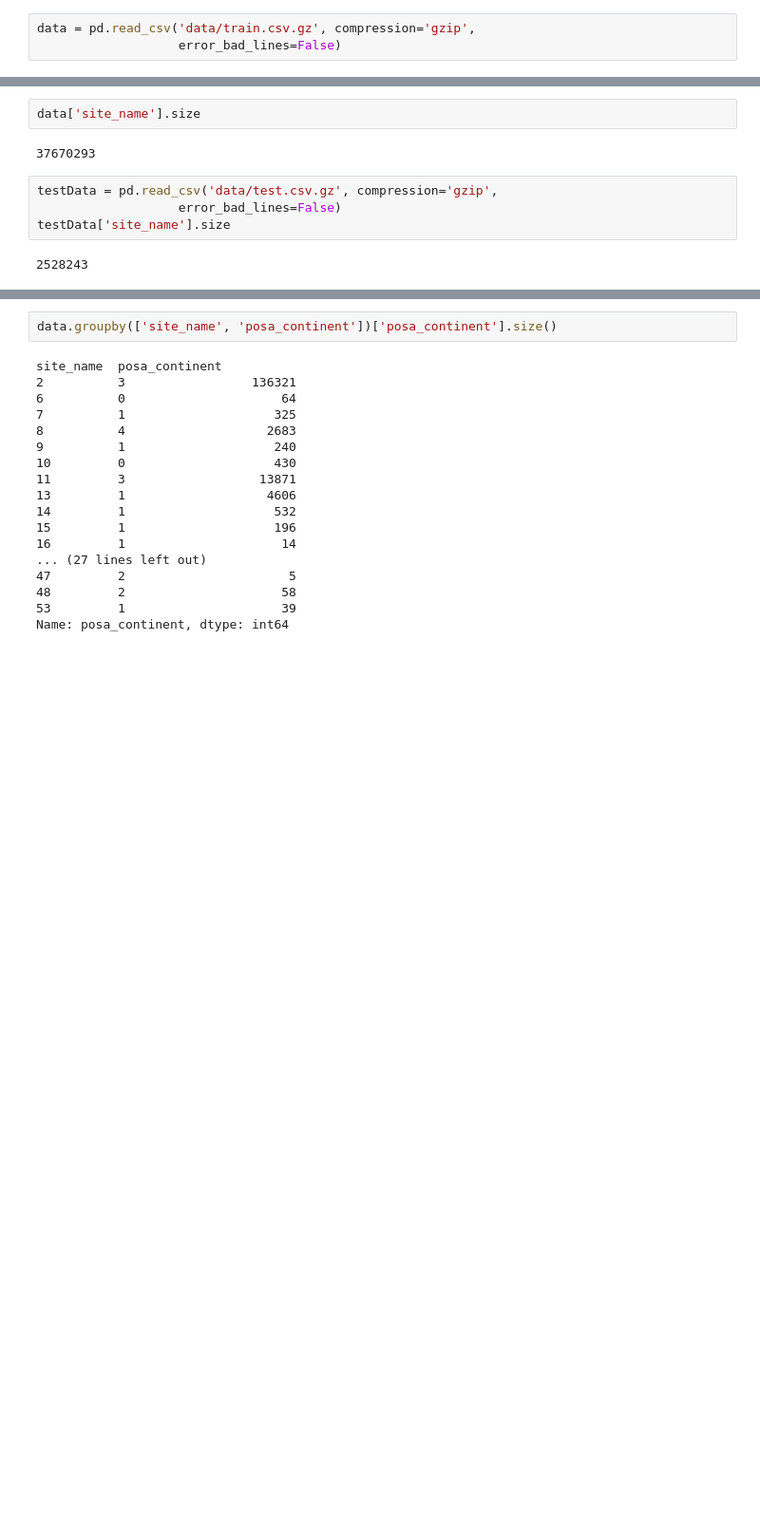
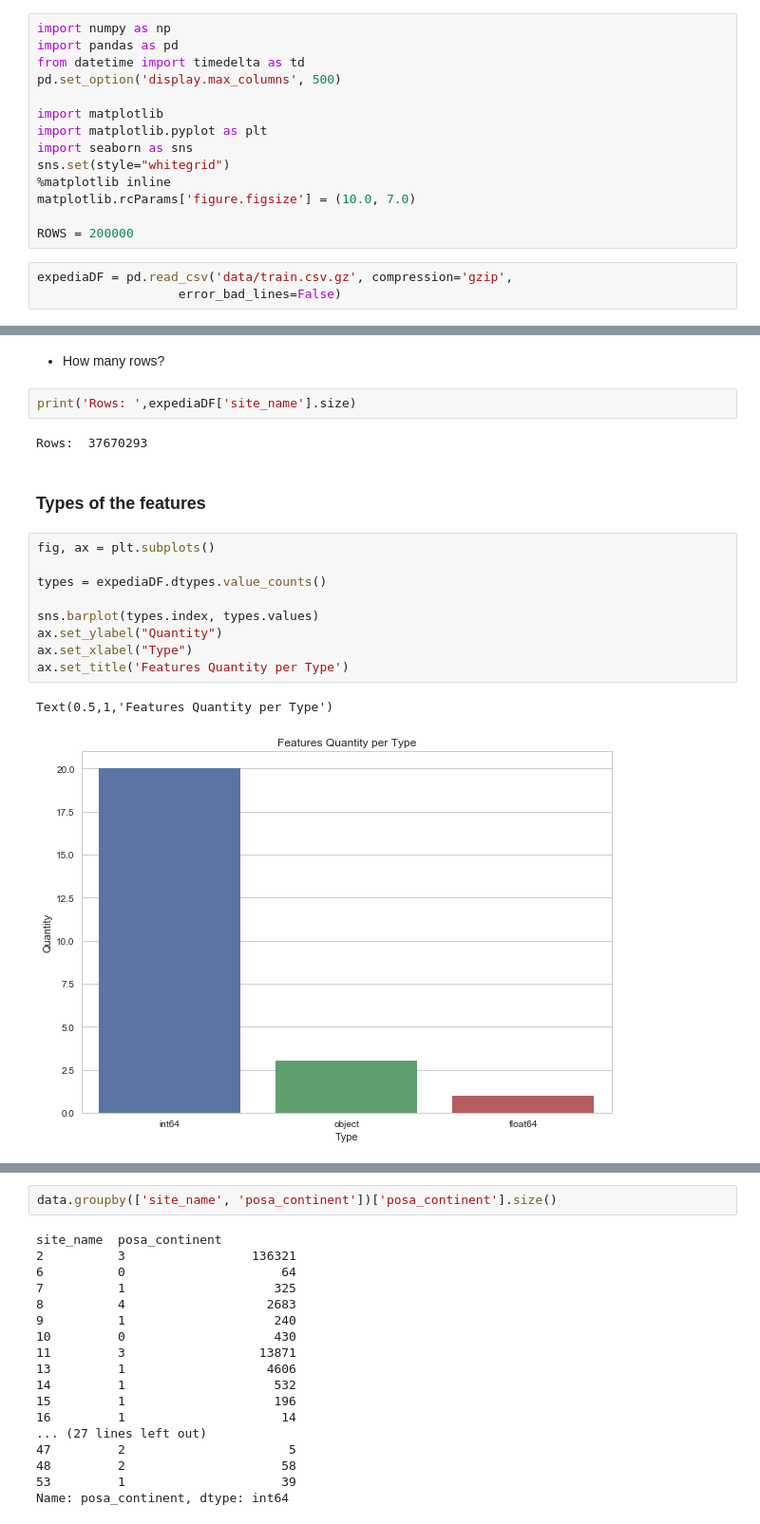
Before and after one commit to silvanabc/expedia-hotel-recommendations, a Jupyter notebook: Hotel Recommendations.ipynb, the cells around one changed output, grey strips where cells are left out. Shown: that part at 95% size. Drawn from its saved outputs; the diff is of its cells as text; blank space fills up the shorter version.

Commit message:
Initial data analysis

```diff
--- a/Hotel Recommendations.ipynb
+++ b/Hotel Recommendations.ipynb
@@ -6,4 +7,18 @@ ROWS = 200000
+# %%
+import numpy as np
+import pandas as pd
+from datetime import timedelta as td
+pd.set_option('display.max_columns', 500)
+
+import matplotlib
+import matplotlib.pyplot as plt
+import seaborn as sns
+sns.set(style="whitegrid")
+%matplotlib inline
+matplotlib.rcParams['figure.figsize'] = (10.0, 7.0)
+
+ROWS = 200000
 # %%
-data = pd.read_csv('data/train.csv.gz', compression='gzip',
+expediaDF = pd.read_csv('data/train.csv.gz', compression='gzip',
                    error_bad_lines=False)
 # %%
@@ -19,10 +36,20 @@ data.head()
+# %% [markdown]
+- How many rows?
 # %%
-data['site_name'].size
+print('Rows: ',expediaDF['site_name'].size)
 # %% [output]
-37670293
+Rows:  37670293
-# %%
-testData = pd.read_csv('data/test.csv.gz', compression='gzip',
-                   error_bad_lines=False)
-testData['site_name'].size
-# %% [output]
-2528243
+# %% [markdown]
+### Types of the features
+# %%
+fig, ax = plt.subplots()
+
+types = expediaDF.dtypes.value_counts()
+
+sns.barplot(types.index, types.values)
+ax.set_ylabel("Quantity")
+ax.set_xlabel("Type")
+ax.set_title('Features Quantity per Type')
+# %% [output]
+Text(0.5,1,'Features Quantity per Type')
+[figure, added]
```
Also changed, not shown: parts of 35 cells of this notebook.
